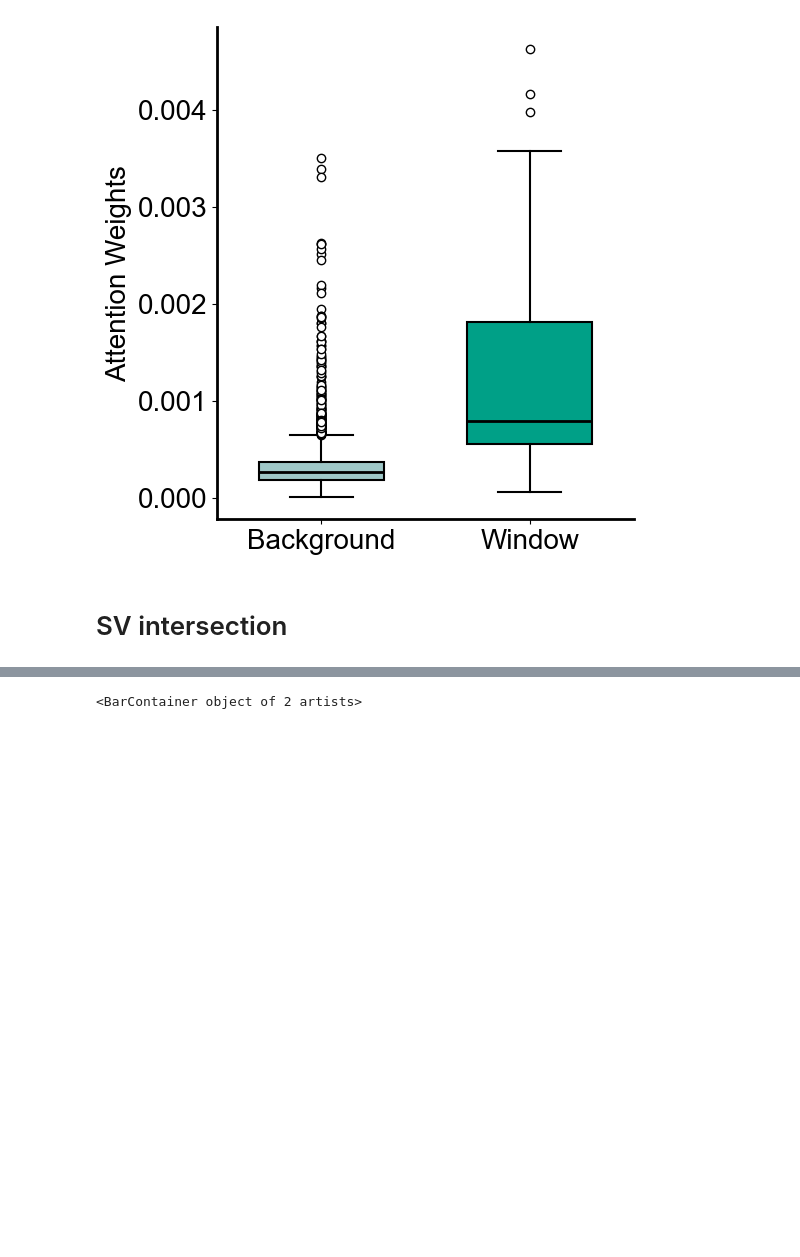
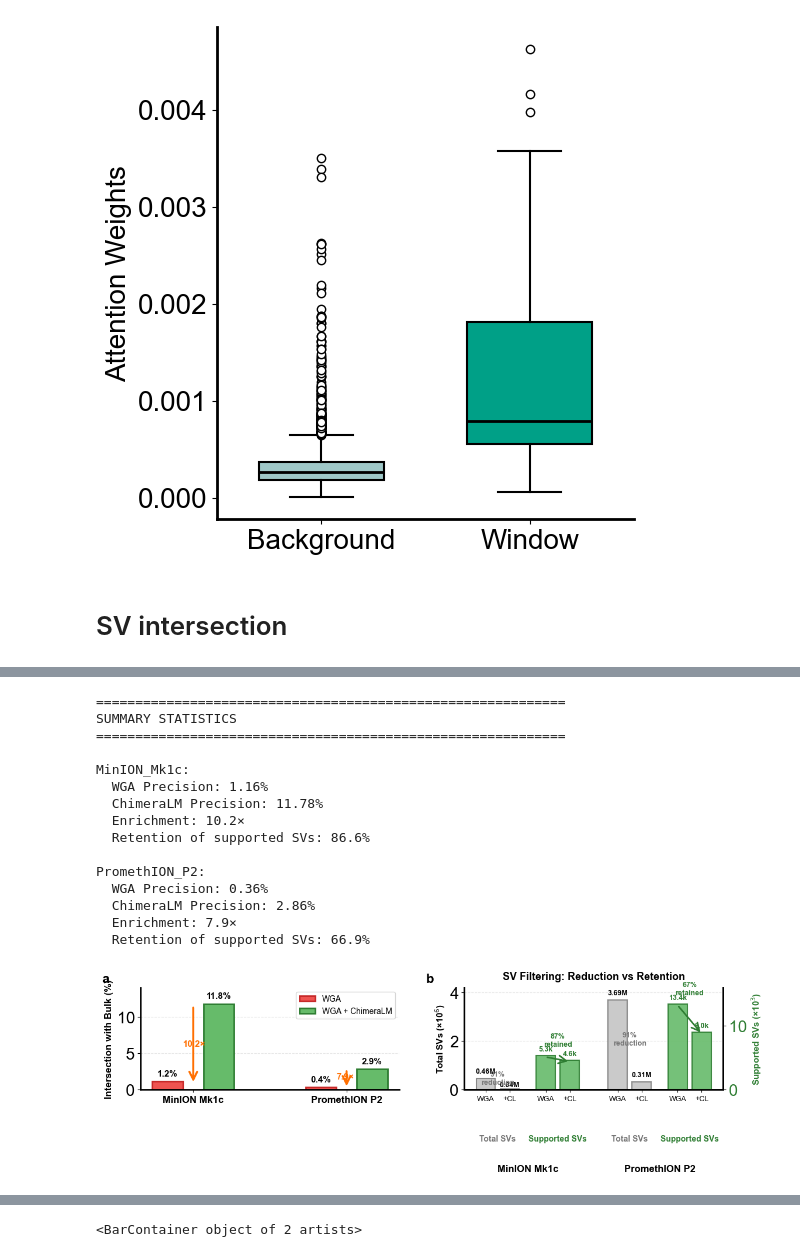
Before and after one commit to cauliyang/chimeralm_paper, a Jupyter notebook: figures/draw_figures.ipynb, the cells around one changed output, grey strips where cells are left out. Saved outputs shown, nothing was run; the diff lists cells and outputs as text; code cells hidden in the pictures; blank space fills up the shorter version.

Commit message:
manu: revise figures

```diff
--- a/figures/draw_figures.ipynb
+++ b/figures/draw_figures.ipynb
@@ -1451,0 +1923,22 @@ draw_window_attention_weights(
+# %%
+draw_intersection_comparison(
+    intersection_data,
+    figsize=(12, 10),
+)
+# %% [output]
+============================================================
+SUMMARY STATISTICS
+============================================================
+
+MinION_Mk1c:
+  WGA Precision: 1.16%
+  ChimeraLM Precision: 11.78%
+  Enrichment: 10.2×
+  Retention of supported SVs: 86.6%
+
+PromethION_P2:
+  WGA Precision: 0.36%
+  ChimeraLM Precision: 2.86%
+  Enrichment: 7.9×
+  Retention of supported SVs: 66.9%
+[figure, added]
```
Also changed, not shown: parts of 6 cells of this notebook, 14 other files.
